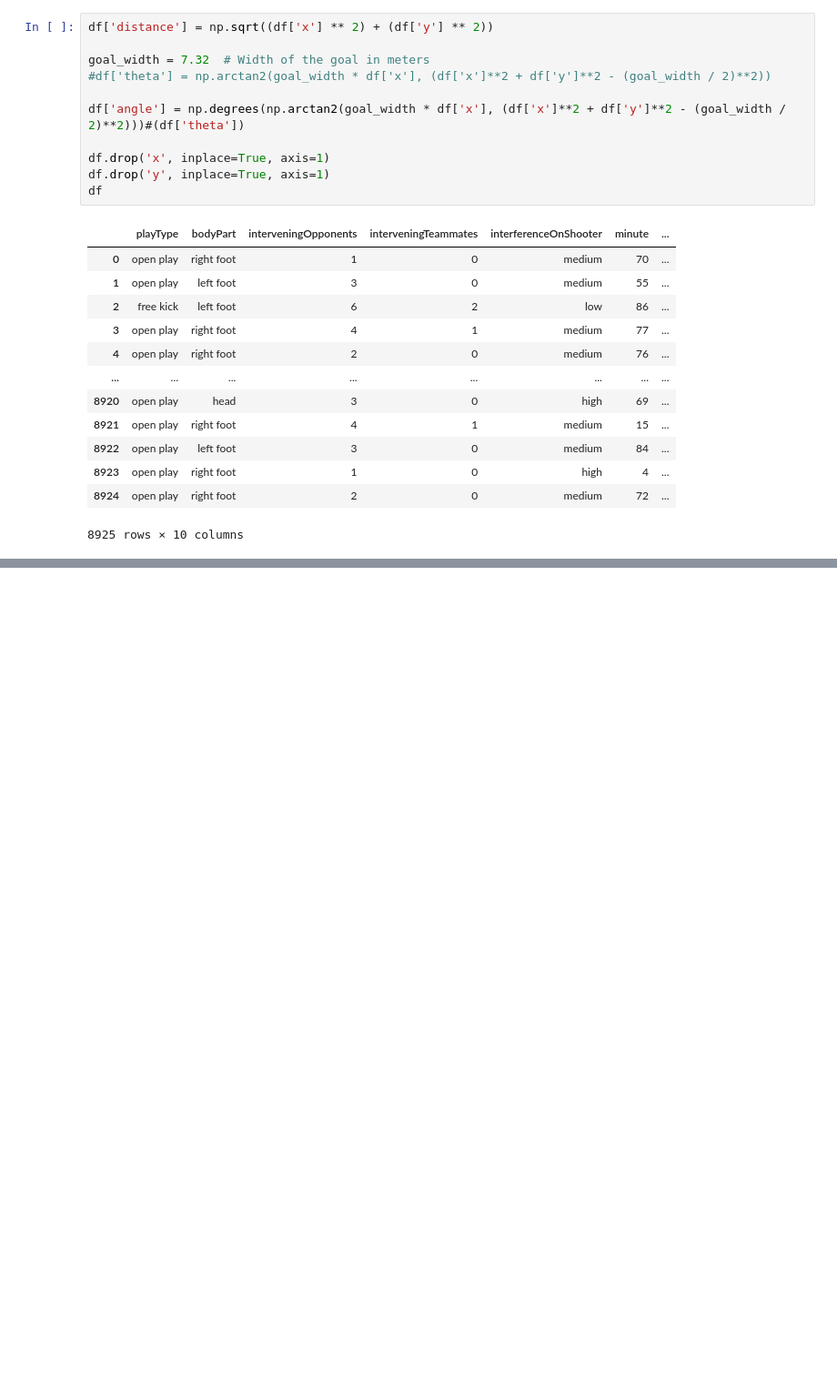
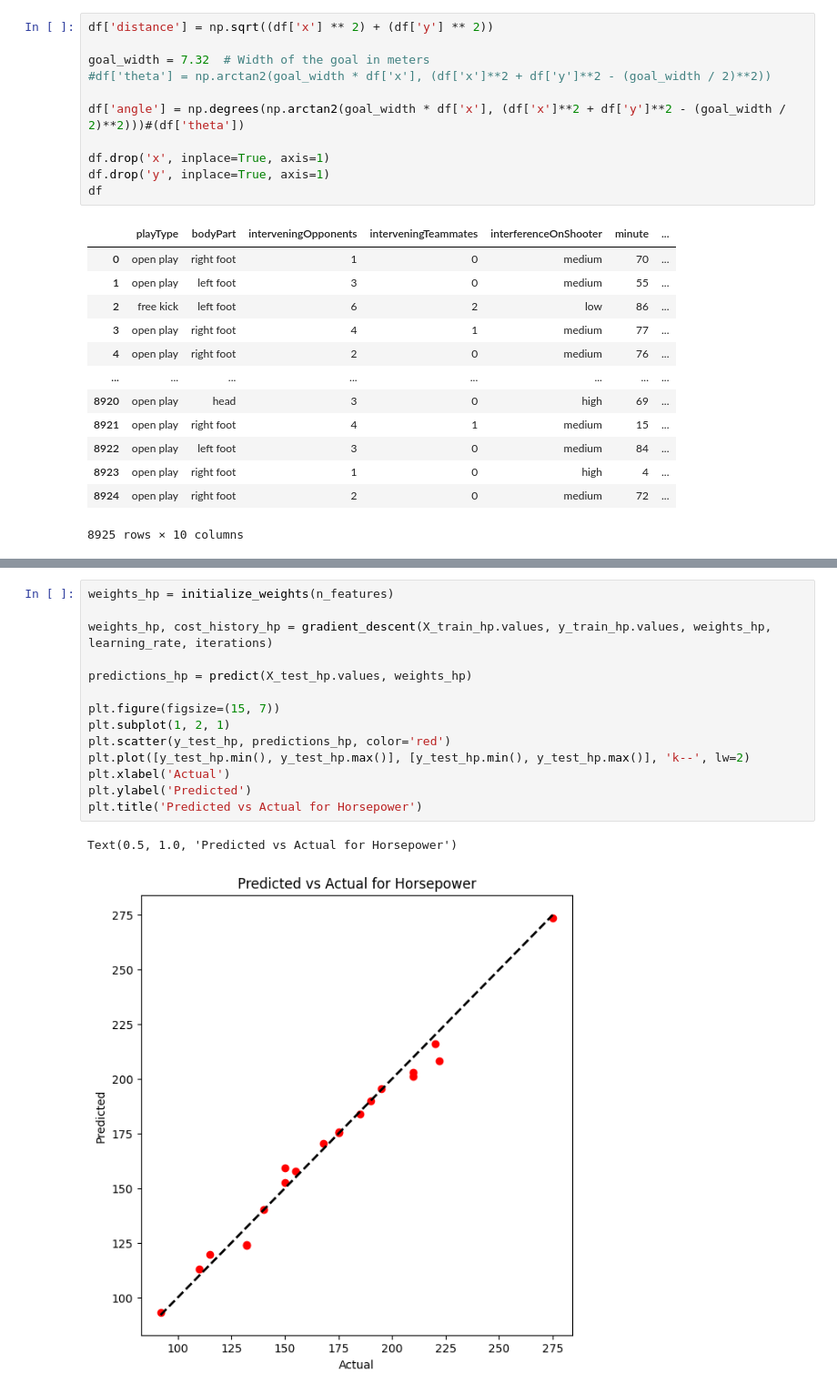
Before and after one commit to eslami200117/Data-Science, a Jupyter notebook: CA5/CA5.ipynb, the cells around one changed output, grey strips where cells are left out. Shown: that part at 91% size. Drawn from its saved outputs; the diff is of its cells as text; blank space fills up the shorter version.

```diff
--- a/CA5/CA5.ipynb
+++ b/CA5/CA5.ipynb
@@ -215,0 +356,17 @@ performance of model is 0.597504116974522
+# %%
+weights_hp = initialize_weights(n_features)
+
+weights_hp, cost_history_hp = gradient_descent(X_train_hp.values, y_train_hp.values, weights_hp, learning_rate, iterations)
+
+predictions_hp = predict(X_test_hp.values, weights_hp)
+
+plt.figure(figsize=(15, 7))
+plt.subplot(1, 2, 1)
+plt.scatter(y_test_hp, predictions_hp, color='red')
+plt.plot([y_test_hp.min(), y_test_hp.max()], [y_test_hp.min(), y_test_hp.max()], 'k--', lw=2)
+plt.xlabel('Actual')
+plt.ylabel('Predicted')
+plt.title('Predicted vs Actual for Horsepower')
+# %% [output]
+Text(0.5, 1.0, 'Predicted vs Actual for Horsepower')
+[figure, added]
```
Also changed, not shown: parts of 16 cells of this notebook.
